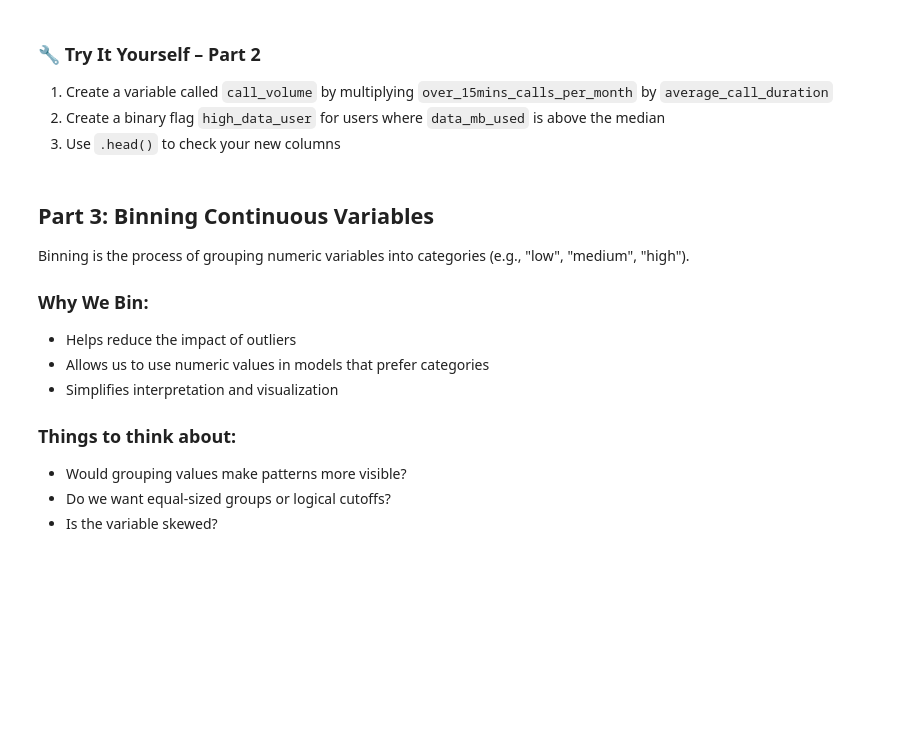
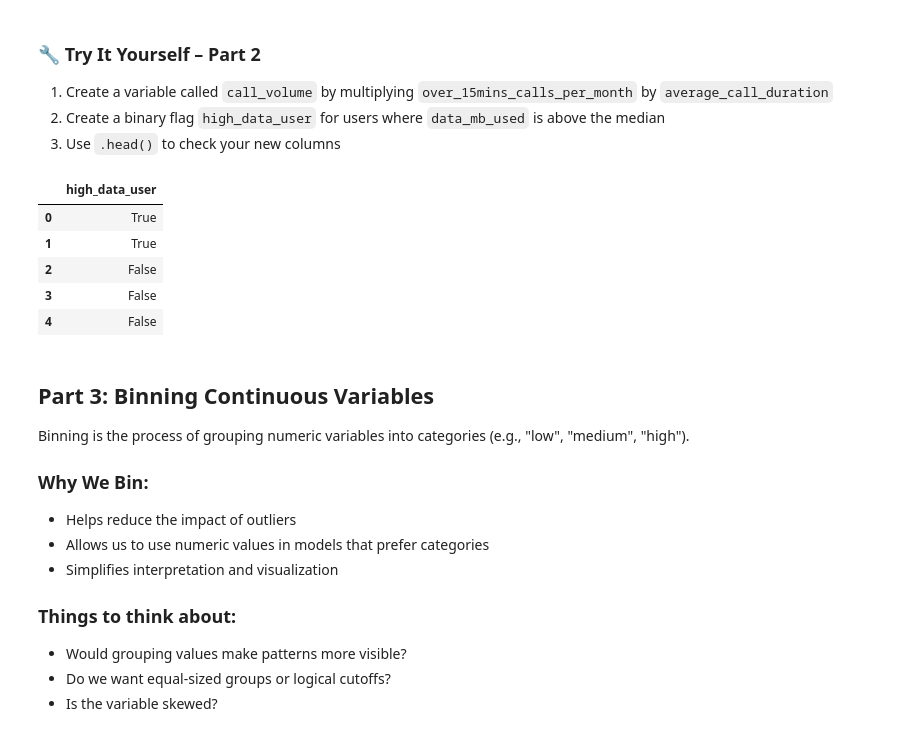
Before and after one commit to expely/Business-Analytics-Labs, a Jupyter notebook: Labs/lab_07_data_transformation.ipynb, the cells around one changed output. Saved outputs shown, nothing was run; the diff lists cells and outputs as text; code cells hidden in the pictures; blank space fills up the shorter version.

```diff
--- a/Labs/lab_07_data_transformation.ipynb
+++ b/Labs/lab_07_data_transformation.ipynb
@@ -154,3 +220,19 @@ df[['total_data_mb', 'overage_ratio', 'high_texter']].head()
+# %%
+# Call Volume
+call_volume = df['over_15mins_calls_per_month'] * df['average_call_duration']
+
+# High Data User Flag
+df['high_data_user'] = df['data_mb_used'] > df['data_mb_used'].median()
+
+# Preview new column
+df[['high_data_user']].head()
+# %% [output]
+|  | high_data_user |
+| 0 | True |
+| 1 | True |
+| 2 | False |
+| 3 | False |
+| 4 | False |
 # %% [markdown]
 ## Part 3: Binning Continuous Variables
 
```
Also changed, not shown: parts of 19 cells of this notebook.
